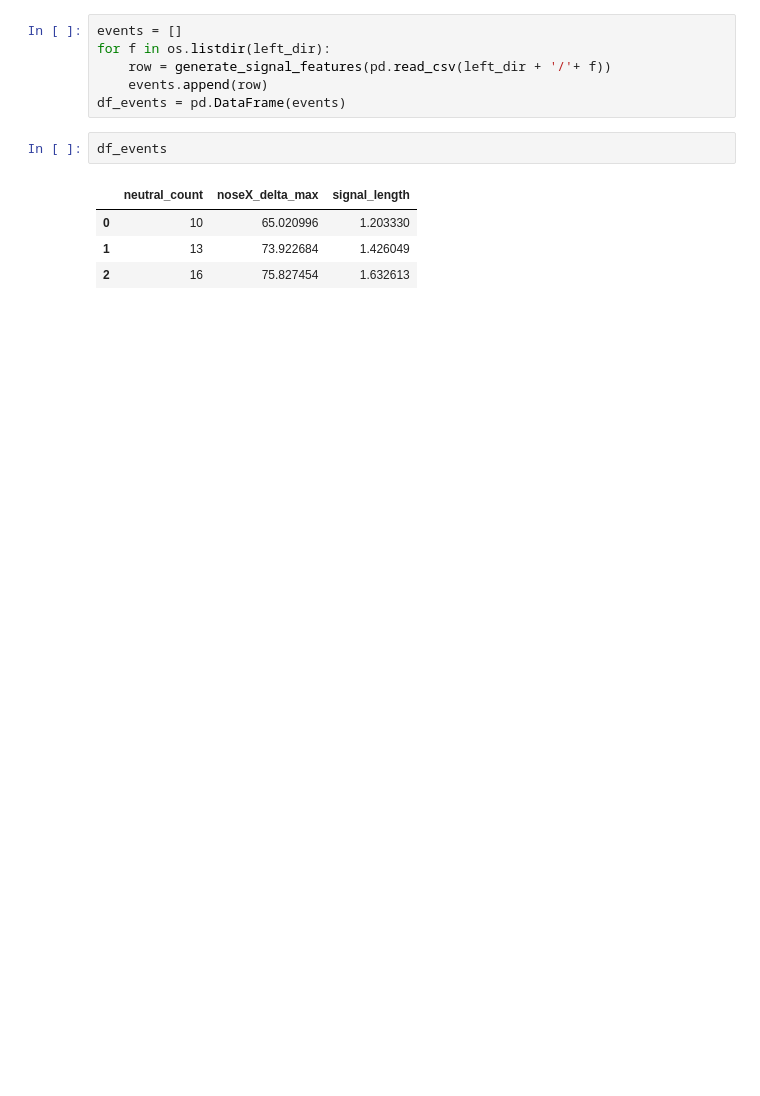
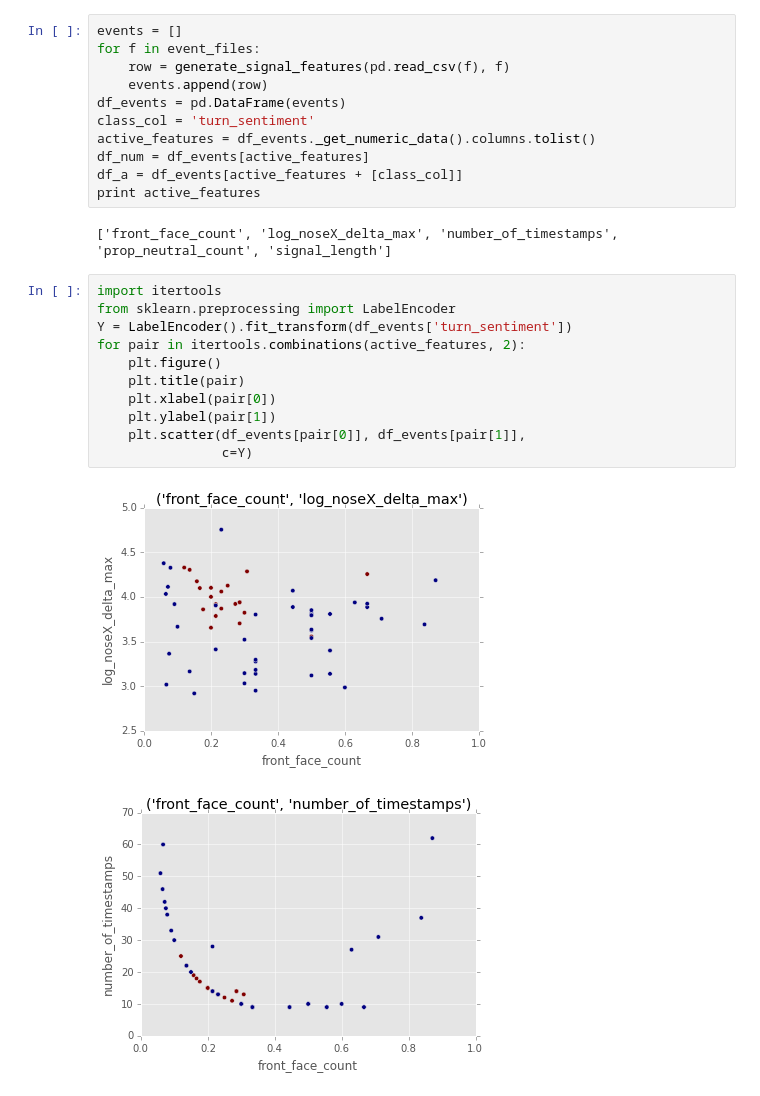
Before and after one commit to chrisngan24/fydp, a Jupyter notebook: experimental/head_turn_sentiment/analysis/explore.ipynb, the cells around one changed output. Drawn from its saved outputs; the diff is of its cells as text; blank space fills up the shorter version.

```diff
--- a/experimental/head_turn_sentiment/analysis/explore.ipynb
+++ b/experimental/head_turn_sentiment/analysis/explore.ipynb
@@ -51,14 +69,28 @@ def generate_signal_features(df):
     return row
 # %%
 events = []
-for f in os.listdir(left_dir):
-    row = generate_signal_features(pd.read_csv(left_dir + '/'+ f))
+for f in event_files:
+    row = generate_signal_features(pd.read_csv(f), f)
     events.append(row)
 df_events = pd.DataFrame(events)
+class_col = 'turn_sentiment'
+active_features = df_events._get_numeric_data().columns.tolist()
+df_num = df_events[active_features]
+df_a = df_events[active_features + [class_col]]
+print active_features
+# %% [output]
+['front_face_count', 'log_noseX_delta_max', 'number_of_timestamps', 'prop_neutral_count', 'signal_length']
-# %%
-df_events
-# %% [output]
-|  | neutral_count | noseX_delta_max | signal_length |
-| 0 | 10 | 65.020996 | 1.203330 |
-| 1 | 13 | 73.922684 | 1.426049 |
-| 2 | 16 | 75.827454 | 1.632613 |
+# %%
+import itertools
+from sklearn.preprocessing import LabelEncoder
+Y = LabelEncoder().fit_transform(df_events['turn_sentiment'])
+for pair in itertools.combinations(active_features, 2):
+    plt.figure()
+    plt.title(pair)
+    plt.xlabel(pair[0])
+    plt.ylabel(pair[1])
+    plt.scatter(df_events[pair[0]], df_events[pair[1]],
+                c=Y)
+# %% [output]
+[figure, added]
+[figure, added]
```
Also changed, not shown: parts of 13 cells of this notebook, 2 other files.
